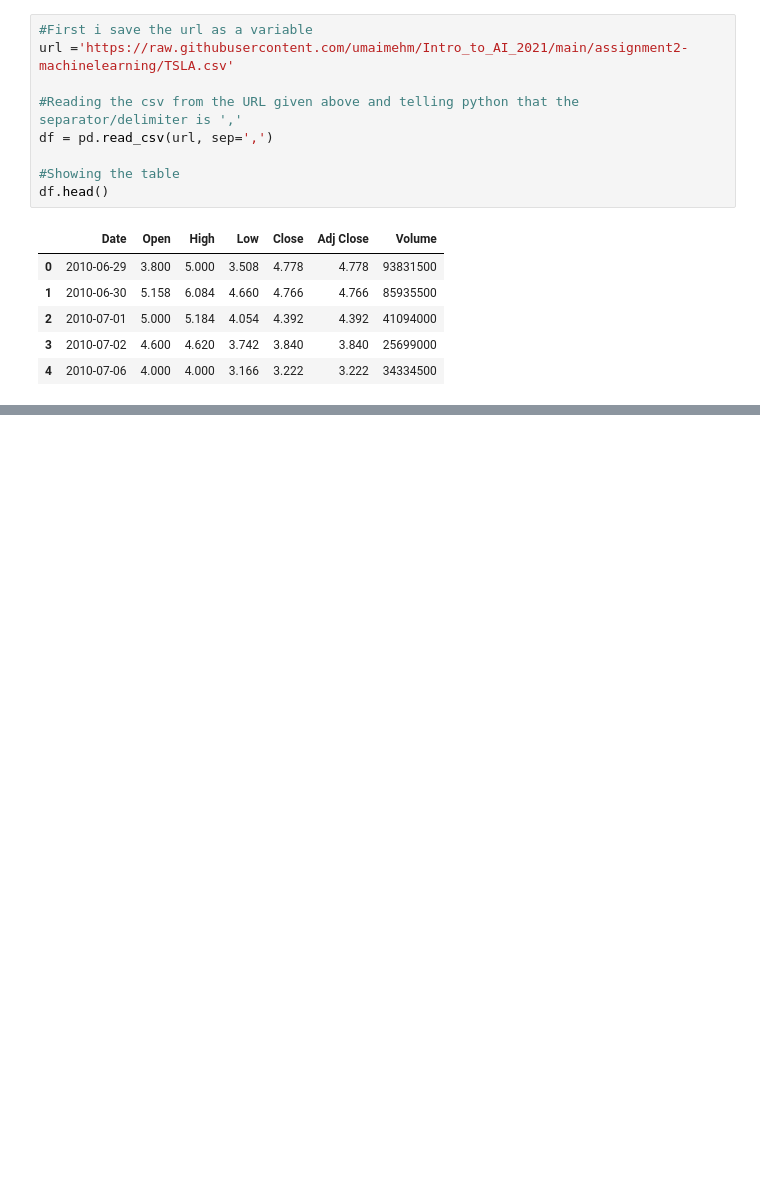
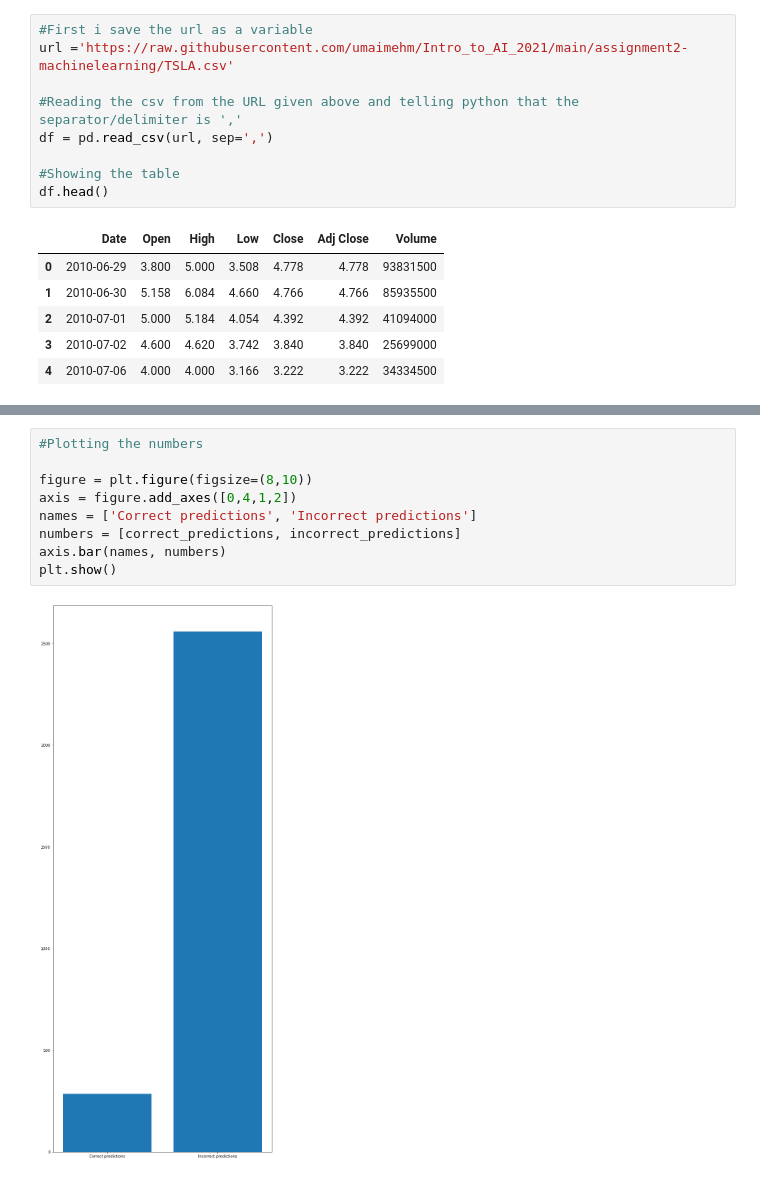
Before and after one commit to michaelekornrud/Oblig2_AI, a Jupyter notebook: Tesla.ipynb, the cells around one changed output, grey strips where cells are left out. Saved outputs shown, nothing was run; the diff lists cells and outputs as text; blank space fills up the shorter version.

```diff
--- a/Tesla.ipynb
+++ b/Tesla.ipynb
@@ -210,0 +248,11 @@ Percentage of incorrect predictions:  94.94 %
+# %%
+#Plotting the numbers
+
+figure = plt.figure(figsize=(8,10))
+axis = figure.add_axes([0,4,1,2])
+names = ['Correct predictions', 'Incorrect predictions']
+numbers = [correct_predictions, incorrect_predictions]
+axis.bar(names, numbers)
+plt.show()
+# %% [output]
+[figure, added]
```
Also changed, not shown: parts of 11 cells of this notebook.
